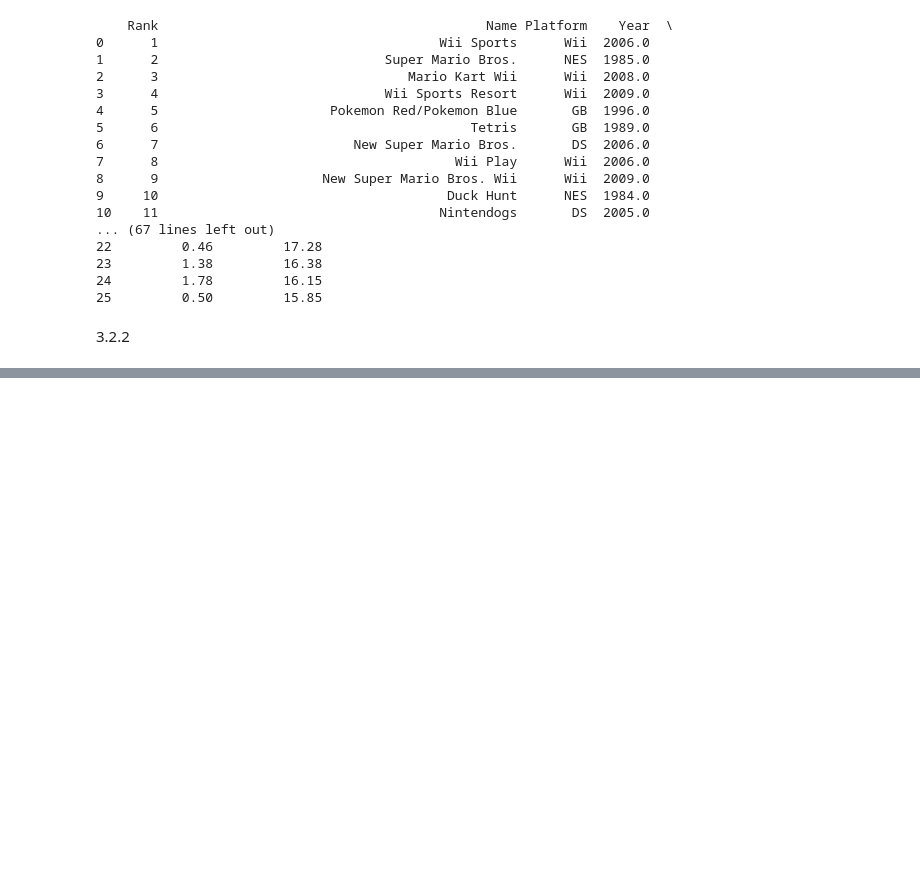
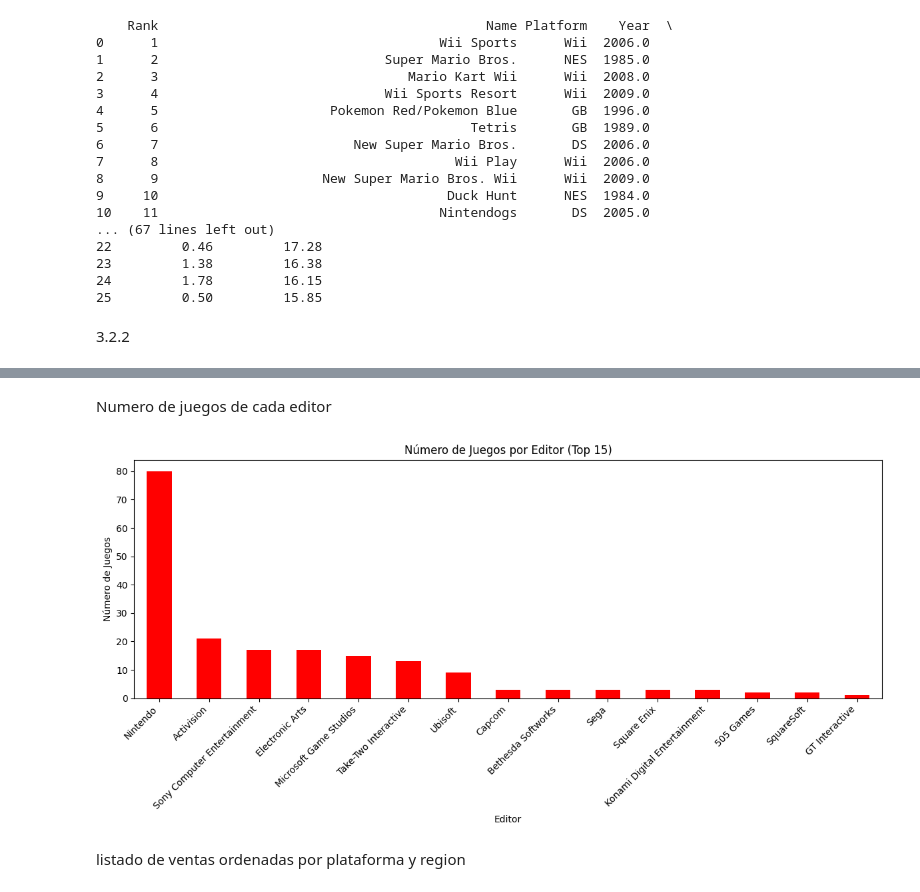
Before and after one commit to EricKnuchel/Lucasteam, a Jupyter notebook: pandas.ipynb, the cells around one changed output, grey strips where cells are left out. Drawn from its saved outputs; the diff is of its cells as text; code cells hidden in the pictures; blank space fills up the shorter version.

```diff
--- a/pandas.ipynb
+++ b/pandas.ipynb
@@ -205,0 +294,16 @@ plt.show()
+# %% [markdown]
+Numero de juegos de cada editor
+# %%
+juegos_por_editor = data['Publisher'].value_counts()
+
+plt.figure(figsize=(12, 6))
+juegos_por_editor.head(15).plot(kind='bar', color='red')
+plt.xlabel('Editor')
+plt.ylabel('Número de Juegos')
+plt.title('Número de Juegos por Editor (Top 15)')
+plt.xticks(rotation=45, ha='right')
+plt.tight_layout()
+# %% [output]
+[figure, added]
+# %% [markdown]
+listado de ventas ordenadas por plataforma y region
```
Also changed, not shown: parts of 19 cells of this notebook.
